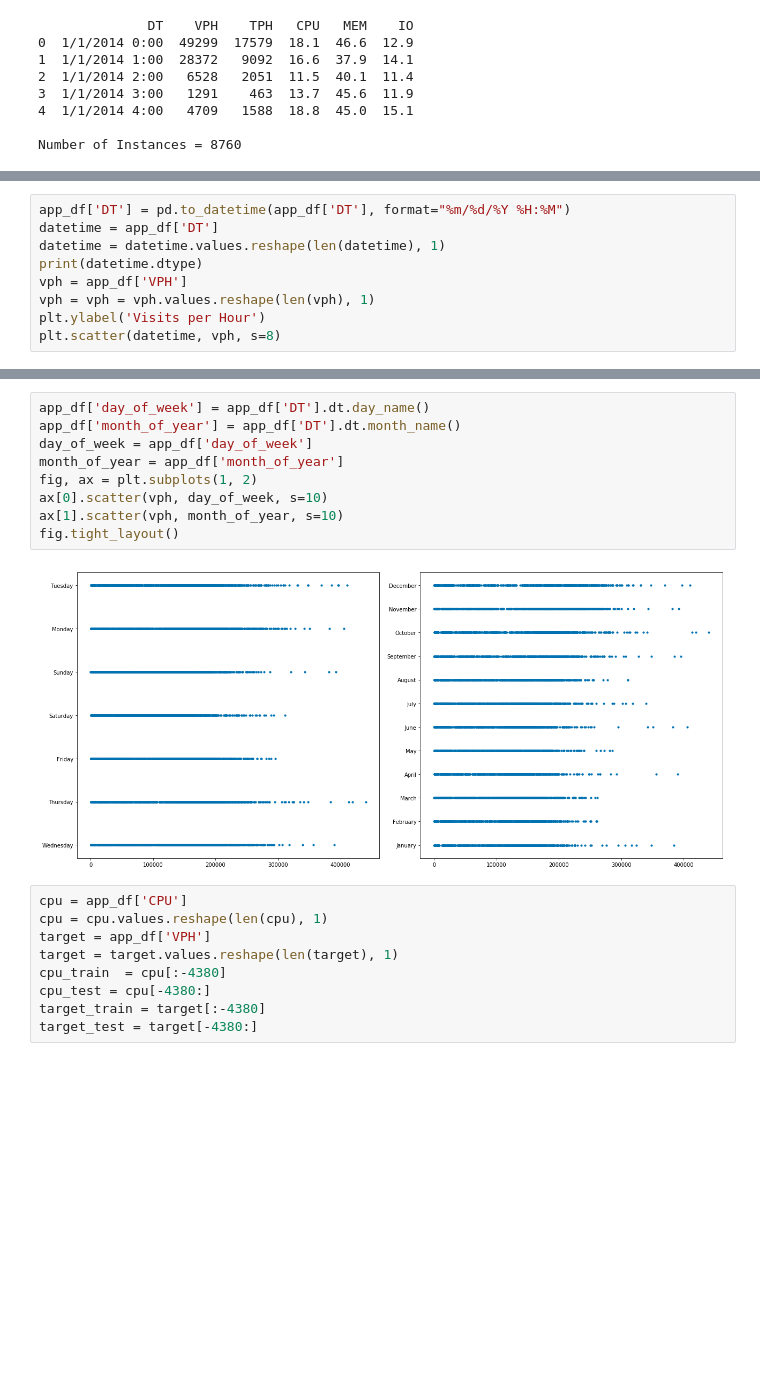
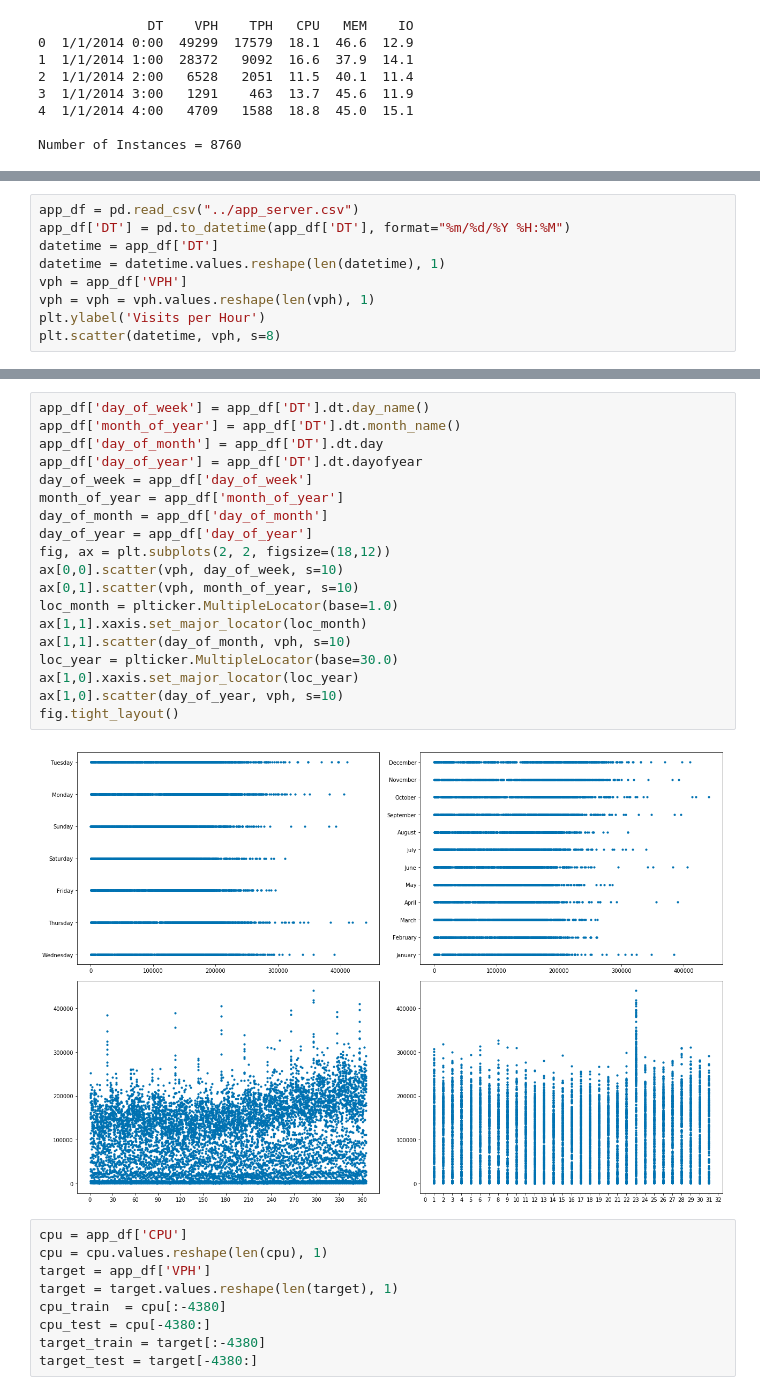
Before and after one commit to nerdiejack/capacity_management, a Jupyter notebook: notebooks/Appserver.ipynb, the cells around one changed output, grey strips where cells are left out. Cells and saved outputs as stored; diff of their text form; blank space fills up the shorter version.

```diff
--- a/notebooks/Appserver.ipynb
+++ b/notebooks/Appserver.ipynb
@@ -44,8 +57,8 @@ Number of Instances = 8760
 # %%
+app_df = pd.read_csv("../app_server.csv")
 app_df['DT'] = pd.to_datetime(app_df['DT'], format="%m/%d/%Y %H:%M")
 datetime = app_df['DT']
 datetime = datetime.values.reshape(len(datetime), 1)
-print(datetime.dtype)
 vph = app_df['VPH']
 vph = vph = vph.values.reshape(len(vph), 1)
 plt.ylabel('Visits per Hour')
@@ -57,14 +69,24 @@ datetime64[ns]
 # %%
 app_df['day_of_week'] = app_df['DT'].dt.day_name()
 app_df['month_of_year'] = app_df['DT'].dt.month_name()
+app_df['day_of_month'] = app_df['DT'].dt.day
+app_df['day_of_year'] = app_df['DT'].dt.dayofyear
 day_of_week = app_df['day_of_week']
 month_of_year = app_df['month_of_year']
-fig, ax = plt.subplots(1, 2)
-ax[0].scatter(vph, day_of_week, s=10)
-ax[1].scatter(vph, month_of_year, s=10)
+day_of_month = app_df['day_of_month']
+day_of_year = app_df['day_of_year']
+fig, ax = plt.subplots(2, 2, figsize=(18,12))
+ax[0,0].scatter(vph, day_of_week, s=10)
+ax[0,1].scatter(vph, month_of_year, s=10)
+loc_month = plticker.MultipleLocator(base=1.0)
+ax[1,1].xaxis.set_major_locator(loc_month)
+ax[1,1].scatter(day_of_month, vph, s=10)
+loc_year = plticker.MultipleLocator(base=30.0)
+ax[1,0].xaxis.set_major_locator(loc_year)
+ax[1,0].scatter(day_of_year, vph, s=10)
 fig.tight_layout()
 # %% [output]
-[figure, old version]
+[figure, new version]
 # %%
 cpu = app_df['CPU']
 cpu = cpu.values.reshape(len(cpu), 1)
```
Also changed, not shown: parts of 3 cells of this notebook.
